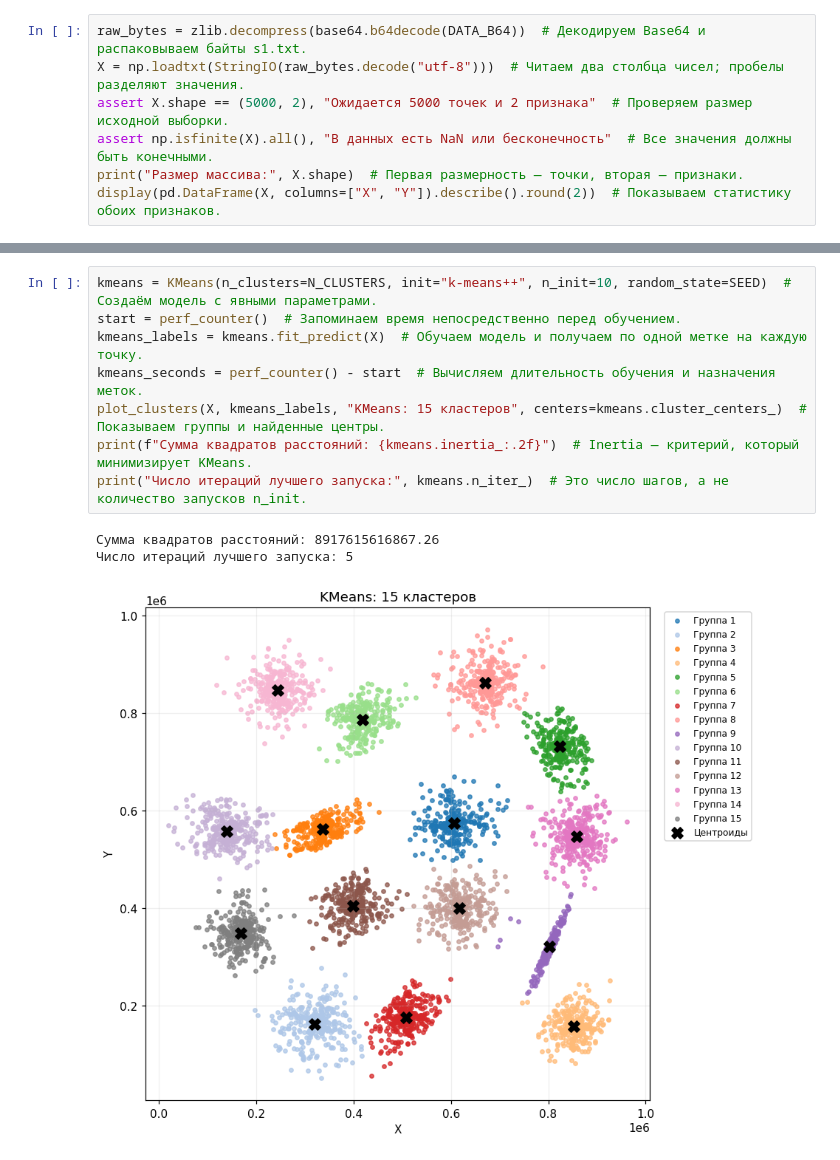
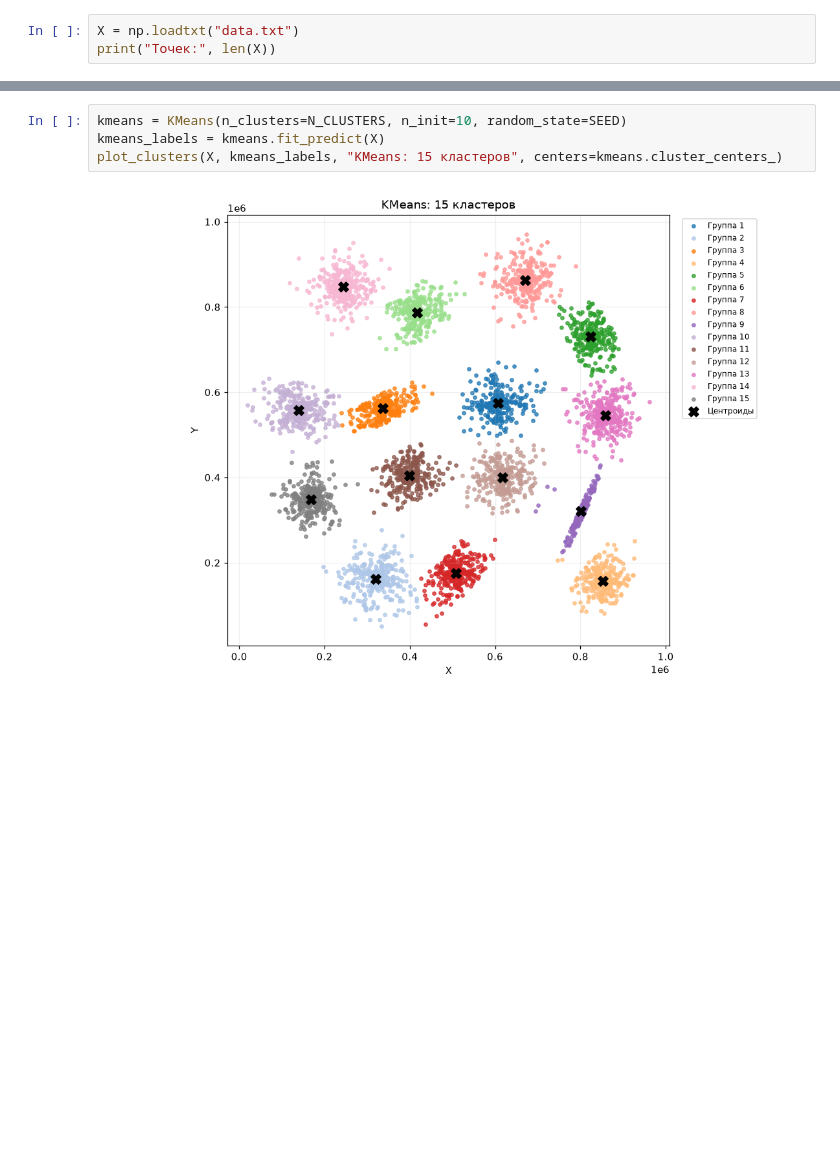
Before and after one commit to aleksei-manikhin/sem3_lab_03_IAPP, a Jupyter notebook: clustering.ipynb, the cells around one changed output, grey strips where cells are left out. Cells and saved outputs as stored; diff of their text form; blank space fills up the shorter version.

```diff
--- a/clustering.ipynb
+++ b/clustering.ipynb
@@ -47,8 +21,4 @@ DATA_B64 = "eJxknceBJMuRRO8rxYgQnOiv2Lpl2PNqALigf05VZRDnxPzfv3//1hp13vjj35zljvV/
 # %%
-raw_bytes = zlib.decompress(base64.b64decode(DATA_B64))  # Декодируем Base64 и распаковываем байты s1.txt.
-X = np.loadtxt(StringIO(raw_bytes.decode("utf-8")))  # Читаем два столбца чисел; пробелы разделяют значения.
-assert X.shape == (5000, 2), "Ожидается 5000 точек и 2 признака"  # Проверяем размер исходной выборки.
-assert np.isfinite(X).all(), "В данных есть NaN или бесконечность"  # Все значения должны быть конечными.
-print("Размер массива:", X.shape)  # Первая размерность — точки, вторая — признаки.
-display(pd.DataFrame(X, columns=["X", "Y"]).describe().round(2))  # Показываем статистику обоих признаков.
+X = np.loadtxt("data.txt")
+print("Точек:", len(X))
 # %% [output]
@@ -96,13 +54,7 @@ plot_clusters(X, np.zeros(len(X), dtype=int), "Исходная выборка S
 # %%
-kmeans = KMeans(n_clusters=N_CLUSTERS, init="k-means++", n_init=10, random_state=SEED)  # Создаём модель с явными параметрами.
-start = perf_counter()  # Запоминаем время непосредственно перед обучением.
-kmeans_labels = kmeans.fit_predict(X)  # Обучаем модель и получаем по одной метке на каждую точку.
-kmeans_seconds = perf_counter() - start  # Вычисляем длительность обучения и назначения меток.
-plot_clusters(X, kmeans_labels, "KMeans: 15 кластеров", centers=kmeans.cluster_centers_)  # Показываем группы и найденные центры.
-print(f"Сумма квадратов расстояний: {kmeans.inertia_:.2f}")  # Inertia — критерий, который минимизирует KMeans.
-print("Число итераций лучшего запуска:", kmeans.n_iter_)  # Это число шагов, а не количество запусков n_init.
+kmeans = KMeans(n_clusters=N_CLUSTERS, n_init=10, random_state=SEED)
+kmeans_labels = kmeans.fit_predict(X)
+plot_clusters(X, kmeans_labels, "KMeans: 15 кластеров", centers=kmeans.cluster_centers_)
 # %% [output]
-Сумма квадратов расстояний: 8917615616867.26
-Число итераций лучшего запуска: 5
-[figure, old version]
+[figure, new version]
 # %% [markdown]
```
Also changed, not shown: parts of 28 cells of this notebook.
